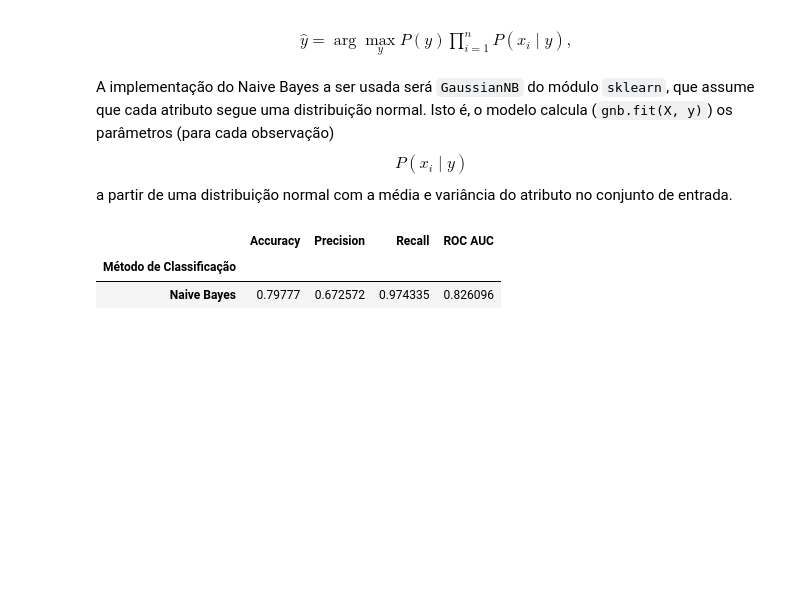
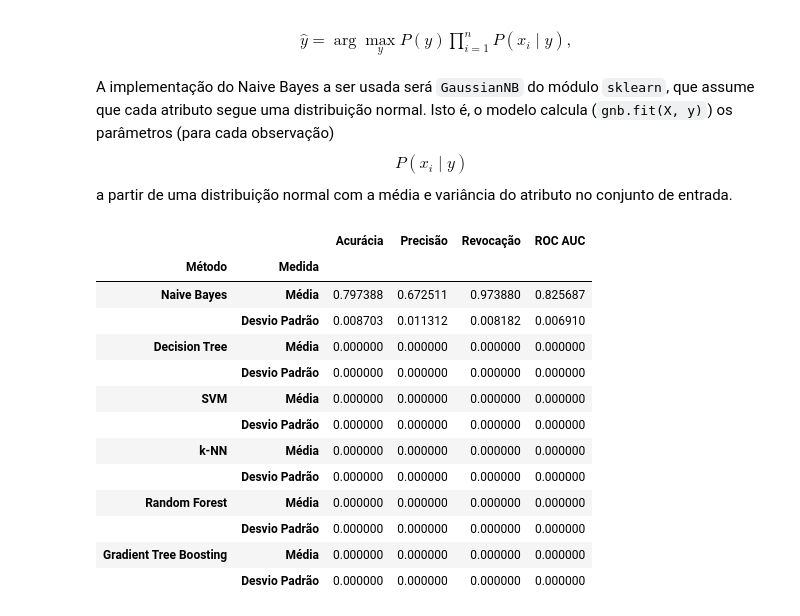
Before and after one commit to marscos/learning_exoplanets, a Jupyter notebook: Aprendizado de Máquina - TP1.ipynb, the cells around one changed output. Saved outputs shown, nothing was run; the diff lists cells and outputs as text; code cells hidden in the pictures; blank space fills up the shorter version.

Commit message:
Experimento Naive Bayes e results dataset

```diff
--- a/Aprendizado de Máquina - TP1.ipynb
+++ b/Aprendizado de Máquina - TP1.ipynb
@@ -156,15 +153,19 @@ results.index.name = "Método de Classificação"
+# %%
+results = pd.DataFrame(np.zeros(shape=(12,4)),columns=['Acurácia', 'Precisão', 'Revocação', 'ROC AUC'])
+indexes = [['Naive Bayes', 'Decision Tree', 'SVM', 'k-NN', 'Random Forest', 'Gradient Tree Boosting'], ['Média', 'Desvio Padrão']]
+results.index = pd.MultiIndex.from_product(indexes, names=['Método', 'Medida'])
 # %% [markdown]
 Uma função simplesmente para empacotar as avaliações de um modelo:
 # %%
 from sklearn import metrics
 
 def evaluate_prediction(y, y_pred):
-    return {
-        "Accuracy": metrics.accuracy_score(y, y_pred),
-        "Precision": metrics.precision_score(y, y_pred),
-        "Recall": metrics.recall_score(y, y_pred),
-        "ROC AUC": metrics.roc_auc_score(y, y_pred)
-    }
+    return [
+        metrics.accuracy_score(y, y_pred),
+        metrics.precision_score(y, y_pred),
+        metrics.recall_score(y, y_pred),
+        metrics.roc_auc_score(y, y_pred)
+    ]
 # %% [markdown]
 # Naive Bayes
 
@@ -179,10 +180,25 @@ A implementação do Naive Bayes a ser usada será `GaussianNB` do módulo `skle
 # %%
 from sklearn.naive_bayes import GaussianNB
 gnb = GaussianNB()
-y_pred = gnb.fit(koi, target).predict(koi)
-results.loc["Naive Bayes"] = evaluate_prediction(target, y_pred)
+gnb_results = []
+for train, test in kfold.split(koi, target):
+    y_pred = gnb.fit(koi.iloc[train], target[train]).predict(koi.iloc[test])
+    gnb_results.append(evaluate_prediction(target[test], y_pred))
+gnb_results = np.array(gnb_results)
+results.loc["Naive Bayes"] =  [gnb_results.mean(axis=0), gnb_results.std(axis=0)]
 results
 # %% [output]
-|  | Accuracy | Precision | Recall | ROC AUC |
-| Método de Classificação |  |  |  |  |
-| Naive Bayes | 0.79777 | 0.672572 | 0.974335 | 0.826096 |
+|  |  | Acurácia | Precisão | Revocação | ROC AUC |
+| Método | Medida |  |  |  |  |
+| Naive Bayes | Média | 0.797388 | 0.672511 | 0.973880 | 0.825687 |
+|  | Desvio Padrão | 0.008703 | 0.011312 | 0.008182 | 0.006910 |
+| Decision Tree | Média | 0.000000 | 0.000000 | 0.000000 | 0.000000 |
+|  | Desvio Padrão | 0.000000 | 0.000000 | 0.000000 | 0.000000 |
+| SVM | Média | 0.000000 | 0.000000 | 0.000000 | 0.000000 |
+|  | Desvio Padrão | 0.000000 | 0.000000 | 0.000000 | 0.000000 |
+| k-NN | Média | 0.000000 | 0.000000 | 0.000000 | 0.000000 |
+|  | Desvio Padrão | 0.000000 | 0.000000 | 0.000000 | 0.000000 |
+| Random Forest | Média | 0.000000 | 0.000000 | 0.000000 | 0.000000 |
+|  | Desvio Padrão | 0.000000 | 0.000000 | 0.000000 | 0.000000 |
+| Gradient Tree Boosting | Média | 0.000000 | 0.000000 | 0.000000 | 0.000000 |
+|  | Desvio Padrão | 0.000000 | 0.000000 | 0.000000 | 0.000000 |
```
Also changed, not shown: parts of 1 cell of this notebook.
